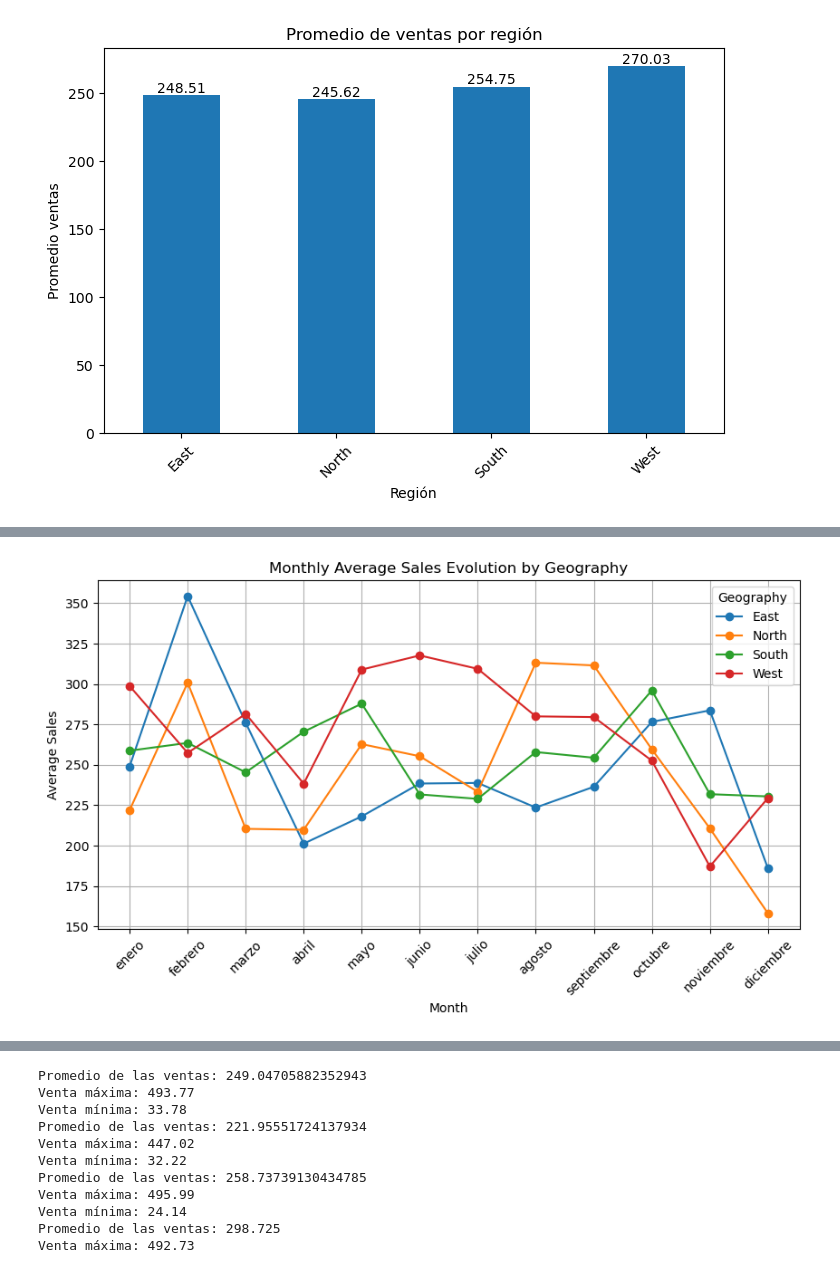
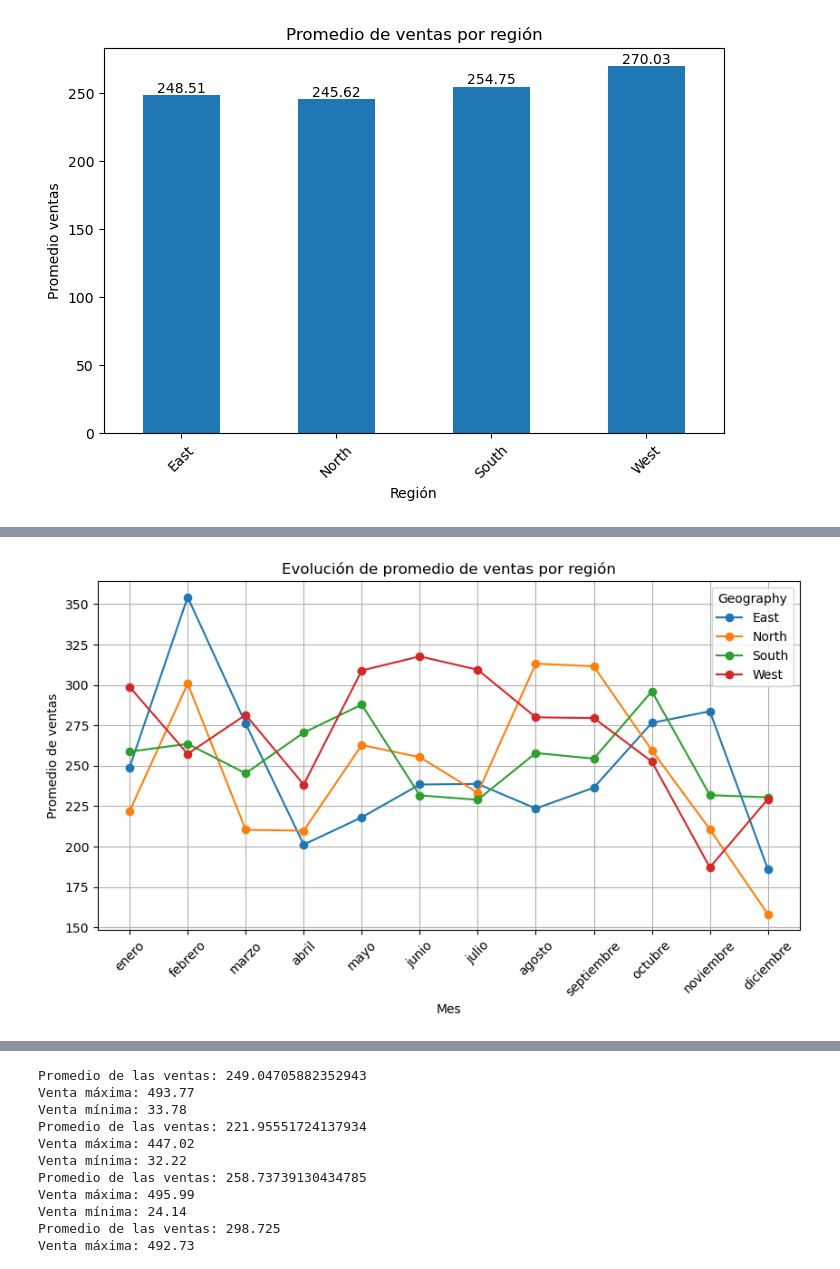
Before and after one commit to abigailTrujilloMtz/Proyecto_Analisis, a Jupyter notebook: Actividad_semana 2.ipynb, the cells around one changed output, grey strips where cells are left out. Cells and saved outputs as stored; diff of their text form; code cells hidden in the pictures.

```diff
--- a/Actividad_semana 2.ipynb
+++ b/Actividad_semana 2.ipynb
@@ -434,31 +435,31 @@ plt.show()
 # %%
 import calendar
 #Promedio de ventas por mes y región
 grafico = metricas_region.pivot(
     index='Month',
     columns='Geography',
     values='Promedio_Ventas'
 ).plot(
     kind='line',
     marker='o',
     figsize=(10,5)
 )
 
 # Cambiar números por nombres de meses
 plt.xticks(
     ticks=range(1,13),
     labels=[calendar.month_name[i] for i in range(1,13)],
     rotation=45
 )
 
-plt.title('Monthly Average Sales Evolution by Geography')
-plt.xlabel('Month')
-plt.ylabel('Average Sales')
+plt.title('Evolución de promedio de ventas por región')
+plt.xlabel('Mes')
+plt.ylabel('Promedio de ventas')
 
 plt.grid()
 plt.show()
 # %% [output]
-[figure, old version]
+[figure, new version]
 # %%
 #Maxima
 import calendar
```
Also changed, not shown: parts of 6 cells of this notebook.
